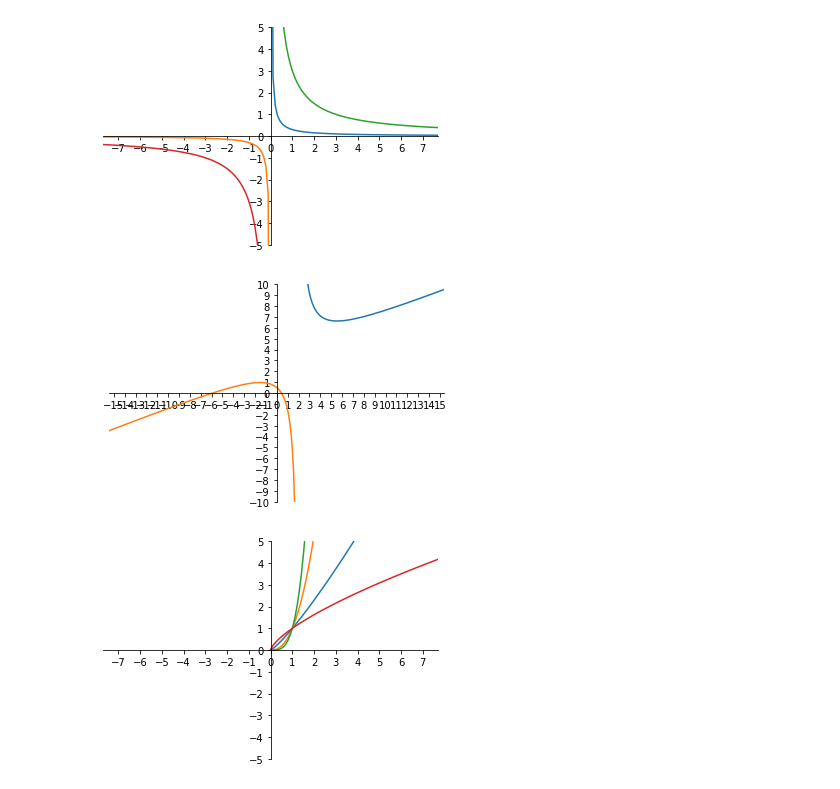
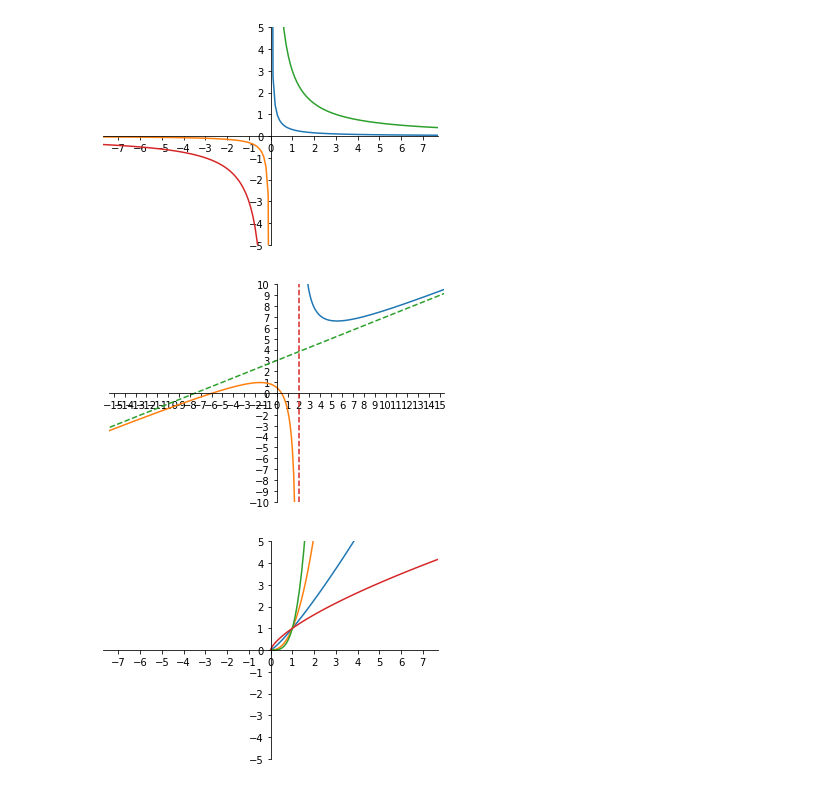
Before and after one commit to kastaineibum/WittyMathematics, a Jupyter notebook: sec1-1.ipynb, the cells around one changed output. Drawn from its saved outputs; the diff is of its cells as text; code cells hidden in the pictures.

```diff
--- a/sec1-1.ipynb
+++ b/sec1-1.ipynb
@@ -142,34 +142,40 @@ plt.show()
 # %%
 #倒数函数和一次函数的叠加
 import matplotlib.pyplot as plt
 import numpy as np
 from matplotlib.pyplot import MultipleLocator#从pyplot导入MultipleLocator类，这个类用于设置刻度间隔
 
 x1=np.linspace(2.01,20,200) #替换这里的横轴显示范围和取样点个数
 y1=0.4*x1+5/(x1-2)+3 #替换这里的函数表达式
 x2=np.linspace(-20,1.99,200) #替换这里的横轴显示范围和取样点个数
 y2=0.4*x2+5/(x2-2)+3 #替换这里的函数表达式
+x3=np.linspace(-20,20,200) #替换这里的横轴显示范围和取样点个数
+y3=0.4*x3+3
+x4=[2,2]
+y4=[-10,10]
 plt.figure()
 plt.axis('equal')
 plt.plot(x1, y1)
 plt.plot(x2, y2)
+plt.plot(x3, y3,'--')
+plt.plot(x4, y4,'--')
 x_major_locator=MultipleLocator(1) #把x轴的刻度间隔设置为1，并存在变量里
 y_major_locator=MultipleLocator(1) #把y轴的刻度间隔设置为1，并存在变量里
 ax=plt.gca()
 ax.xaxis.set_major_locator(x_major_locator)#把x轴的主刻度设置为1的倍数
 ax.yaxis.set_major_locator(y_major_locator)#把y轴的主刻度设置为1的倍数
 plt.xlim(-10,10) #x轴的刻度范围设置
 plt.ylim(-10,10) #y轴的刻度范围设置
 ax.spines['right'].set_color('none')
 ax.spines['top'].set_color('none')
 ax.xaxis.set_ticks_position('bottom')
 ax.spines['bottom'].set_position(('data',0))
 ax.yaxis.set_ticks_position('left')
 ax.spines['left'].set_position(('data',0))
 plt.savefig("./sec1-1-4.png",dpi=500,bbox_inches = 'tight')
 plt.show()
 # %% [output]
-[figure, old version]
+[figure, new version]
 # %%
 #幂函数
 import matplotlib.pyplot as plt
```
Also changed, not shown: parts of 4 cells of this notebook, 2 other files.
